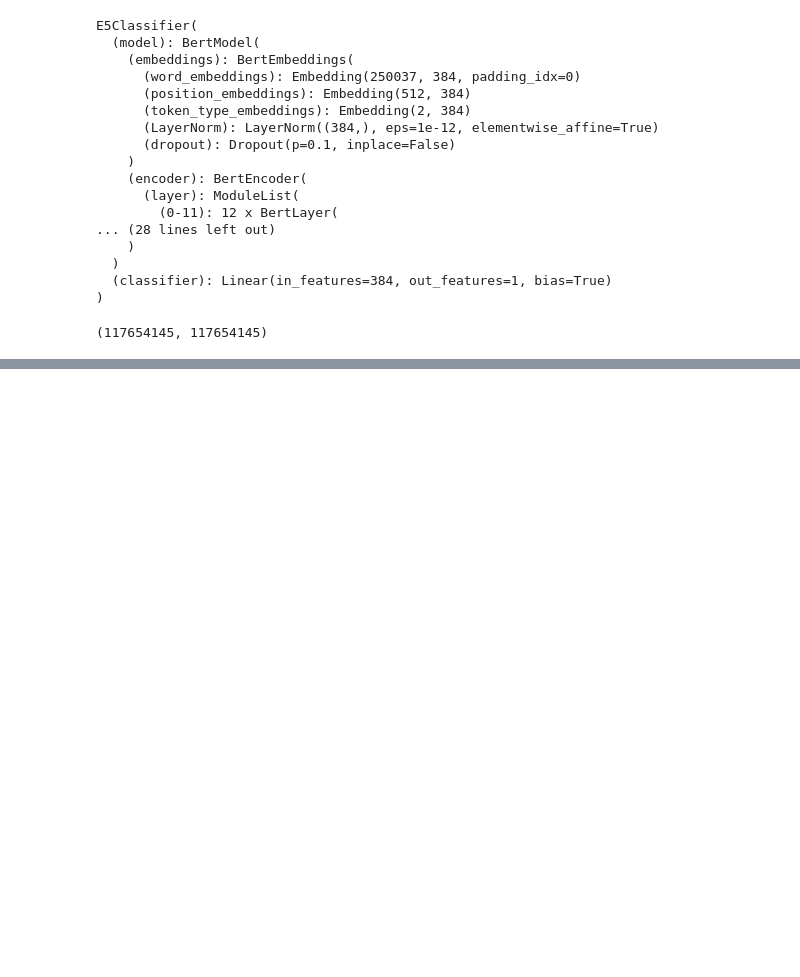
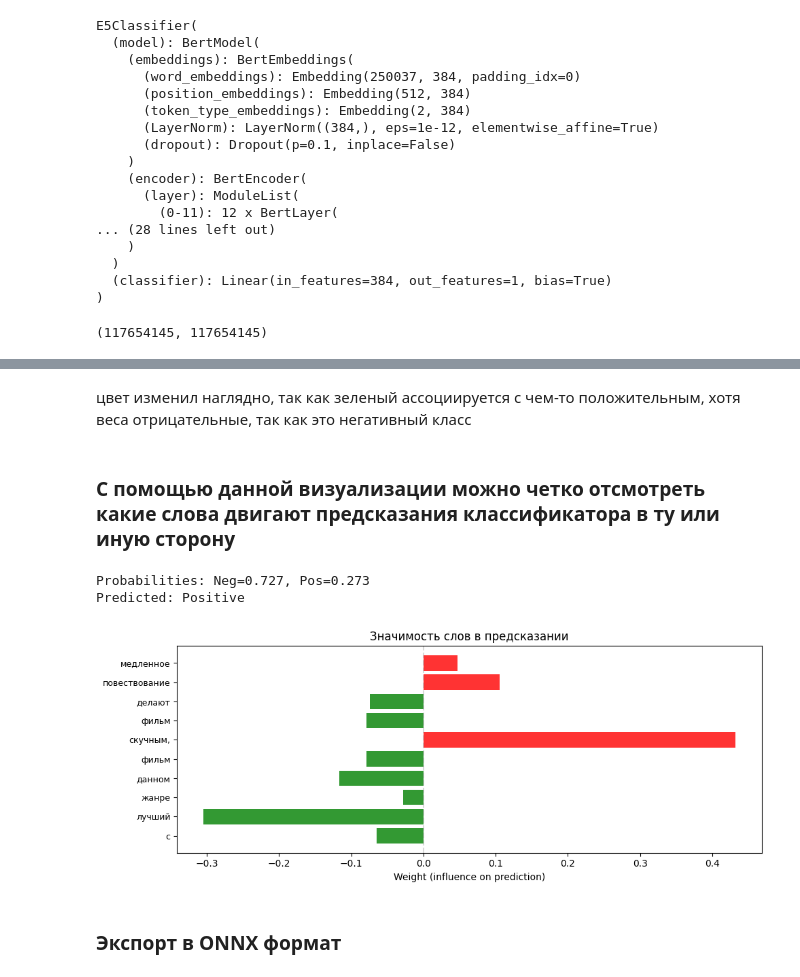
Before and after one commit to IIharlamovv/BERT-CLASSIFIER-REVIEWS, a Jupyter notebook: train_model_kinopoisk.ipynb, the cells around one changed output, grey strips where cells are left out. Cells and saved outputs as stored; diff of their text form; code cells hidden in the pictures; blank space fills up the shorter version.

```diff
--- a/train_model_kinopoisk.ipynb
+++ b/train_model_kinopoisk.ipynb
@@ -786,13 +982,21 @@ plot_lime_explanation_original_order(explanation, text)
+# %% [markdown]
+цвет изменил наглядно, так как зеленый ассоциируется с чем-то положительным, хотя веса отрицательные, так как это негативный класс
+# %% [markdown]
+### С помощью данной визуализации можно четко отсмотреть какие слова двигают предсказания классификатора в ту или иную сторону
 # %%
 # --- Использование ---
 predict_fn = create_lime_predictor(model, tokenizer, device, MAX_LENGTH)
-class_names = ['Negative', 'Positive']
+class_names = ['Positive', 'Negative']
 explainer = LimeTextExplainer(class_names=class_names)
 
 text = "Слишком медленное повествование и перегруженность диалогами делают фильм скучным, фильм в данном жанре лучший с конца!"
 explanation = explainer.explain_instance(text, predict_fn, num_samples=1000, top_labels=2)
 
 # Результаты
 print(f"Probabilities: Neg={explanation.predict_proba[0]:.3f}, Pos={explanation.predict_proba[1]:.3f}")
 print(f"Predicted: {class_names[np.argmax(explanation.predict_proba[0])]}")
 plot_lime_explanation_original_order(explanation, text)
+# %% [output]
+Probabilities: Neg=0.727, Pos=0.273
+Predicted: Positive
+[figure, added]
@@ -801,3 +1003,5 @@ plot_lime_explanation_original_order(explanation, text)
+# %% [markdown]
+### __Экспорт в ONNX формат__
 # %%
 # Создаем обертку для модели, которая добавляет reshape
 class ModelWithReshape(nn.Module):
```
Also changed, not shown: parts of 38 cells of this notebook.
